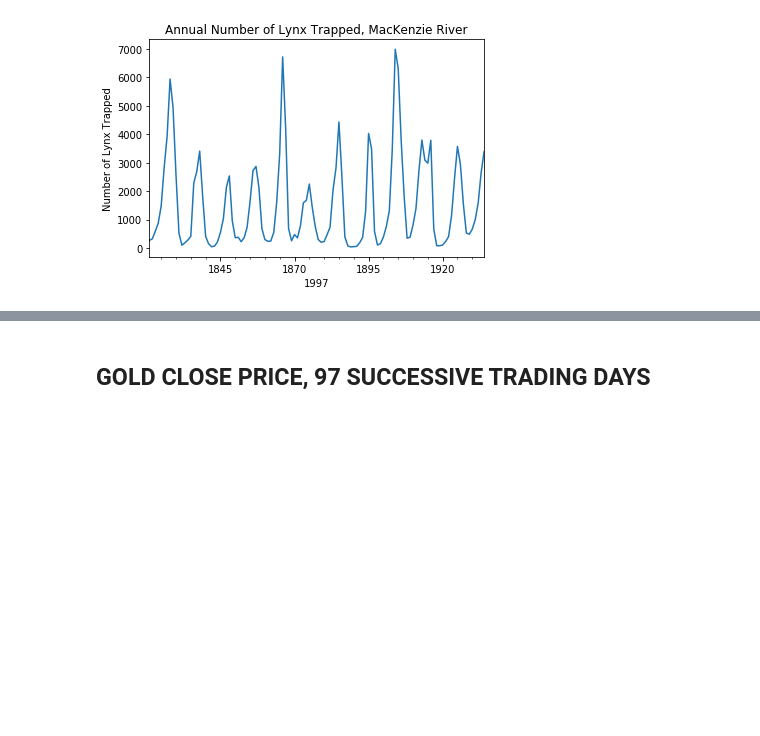
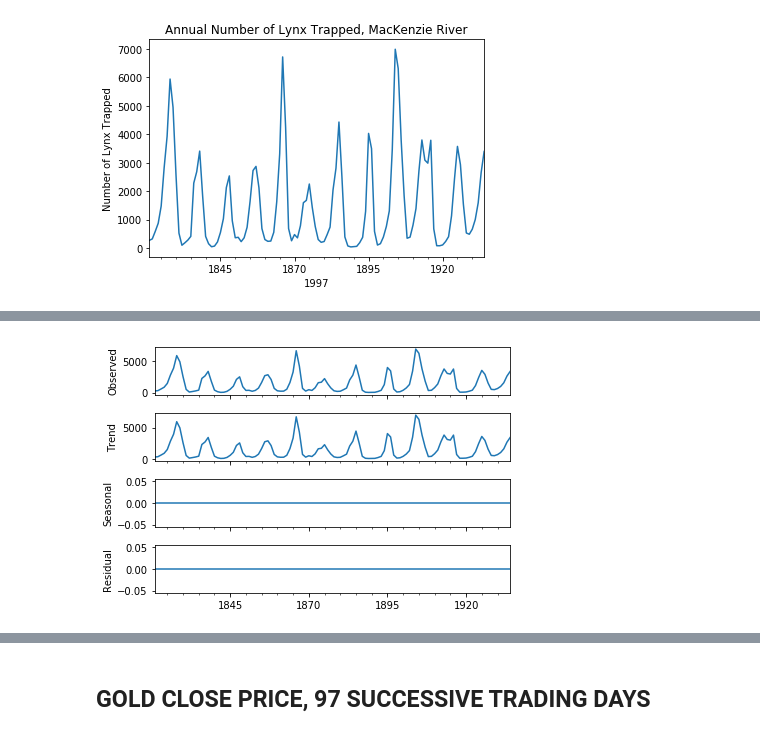
Before and after one commit to jamissonfreitas/IN1167, a Jupyter notebook: Cap1_2.ipynb, the cells around one changed output, grey strips where cells are left out. Saved outputs shown, nothing was run; the diff lists cells and outputs as text; code cells hidden in the pictures; blank space fills up the shorter version.

```diff
--- a/Cap1_2.ipynb
+++ b/Cap1_2.ipynb
@@ -137,0 +154,6 @@ s1.plot()
+# %%
+result = seasonal_decompose(s0, model='additive')
+result.plot()
+plt.show()
+# %% [output]
+[figure, added]
```
Also changed, not shown: parts of 5 cells of this notebook.
